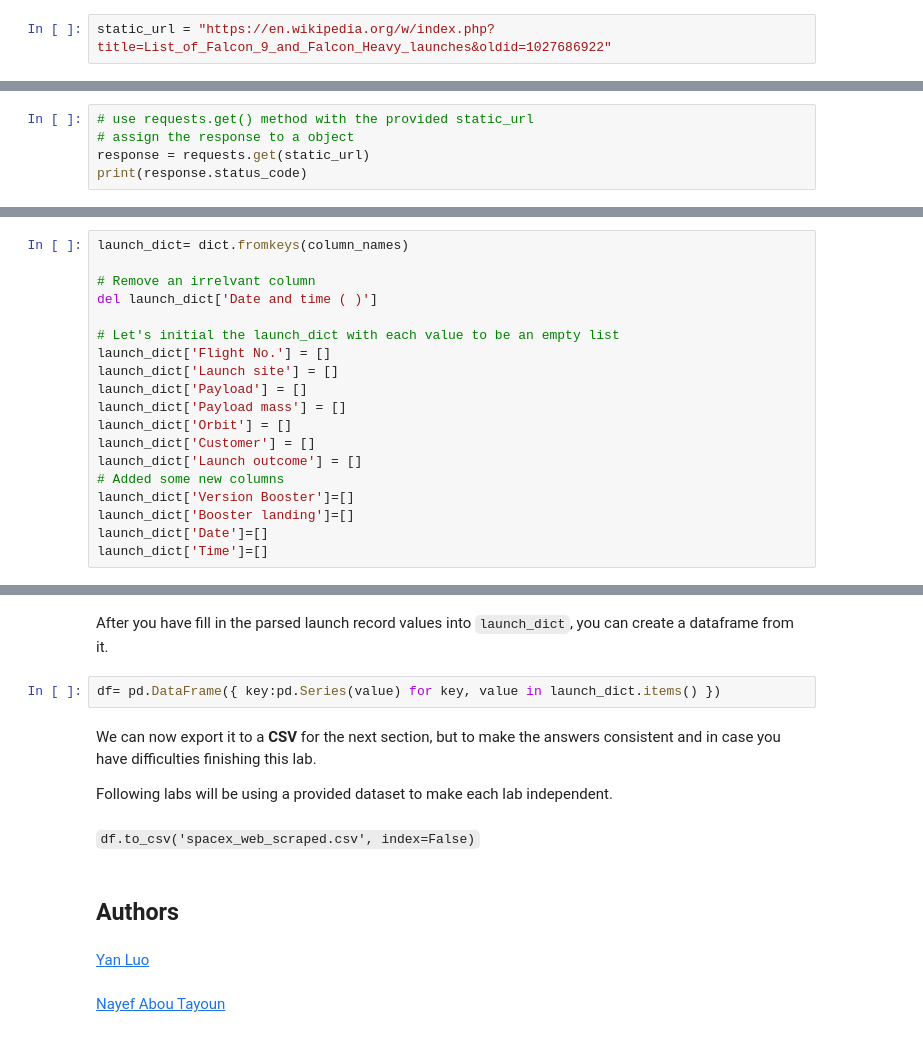
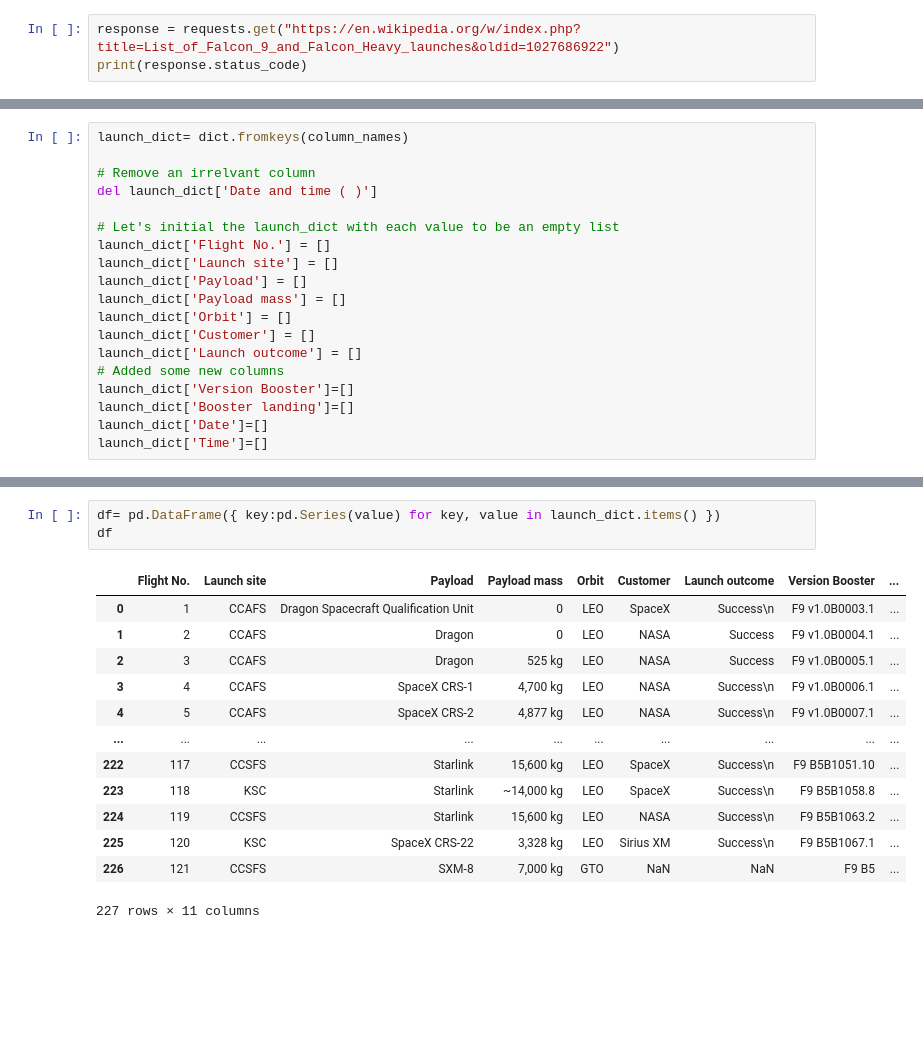
Before and after one commit to induwara43/SpaceX_Falcon9_Stage_1_Landing_Prediction, a Jupyter notebook: 2.Space-X_Web_Scrappin.ipynb, the cells around one changed output, grey strips where cells are left out. Cells and saved outputs as stored; diff of their text form; blank space fills up the shorter version.

```diff
--- a/2.webscraping.ipynb
+++ b/2.Space-X_Web_Scrappin.ipynb
@@ -115,2 +62,3 @@ To keep the lab tasks consistent, you will be asked to scrape the data from a sn
 # %%
-static_url = "https://en.wikipedia.org/w/index.php?title=List_of_Falcon_9_and_Falcon_Heavy_launches&oldid=1027686922"
+response = requests.get("https://en.wikipedia.org/w/index.php?title=List_of_Falcon_9_and_Falcon_Heavy_launches&oldid=1027686922")
+print(response.status_code)
@@ -123,5 +66,0 @@ First, let's perform an HTTP GET method to request the Falcon9 Launch HTML page,
-# %%
-# use requests.get() method with the provided static_url
-# assign the response to a object
-response = requests.get(static_url)
-print(response.status_code)
@@ -343,16 +195,17 @@ AttributeError: 'NoneType' object has no attribute 'string'
-# %% [markdown]
-After you have fill in the parsed launch record values into `launch_dict`, you can create a dataframe from it.
 # %%
 df= pd.DataFrame({ key:pd.Series(value) for key, value in launch_dict.items() })
+df
+# %% [output]
+|  | Flight No. | Launch site | Payload | Payload mass | Orbit | Customer | Launch outcome | Version Booster | ... |
+| 0 | 1 | CCAFS | Dragon Spacecraft Qualification Unit | 0 | LEO | SpaceX | Success\n | F9 v1.0B0003.1 | ... |
+| 1 | 2 | CCAFS | Dragon | 0 | LEO | NASA | Success | F9 v1.0B0004.1 | ... |
+| 2 | 3 | CCAFS | Dragon | 525 kg | LEO | NASA | Success | F9 v1.0B0005.1 | ... |
+| 3 | 4 | CCAFS | SpaceX CRS-1 | 4,700 kg | LEO | NASA | Success\n | F9 v1.0B0006.1 | ... |
+| 4 | 5 | CCAFS | SpaceX CRS-2 | 4,877 kg | LEO | NASA | Success\n | F9 v1.0B0007.1 | ... |
+| ... | ... | ... | ... | ... | ... | ... | ... | ... | ... |
+| 222 | 117 | CCSFS | Starlink | 15,600 kg | LEO | SpaceX | Success\n | F9 B5B1051.10 | ... |
+| 223 | 118 | KSC | Starlink | ~14,000 kg | LEO | SpaceX | Success\n | F9 B5B1058.8 | ... |
+| 224 | 119 | CCSFS | Starlink | 15,600 kg | LEO | NASA | Success\n | F9 B5B1063.2 | ... |
+| 225 | 120 | KSC | SpaceX CRS-22 | 3,328 kg | LEO | Sirius XM | Success\n | F9 B5B1067.1 | ... |
+| 226 | 121 | CCSFS | SXM-8 | 7,000 kg | GTO | NaN | NaN | F9 B5 | ... |
+227 rows × 11 columns
-# %% [markdown]
-We can now export it to a <b>CSV</b> for the next section, but to make the answers consistent and in case you have difficulties finishing this lab.
-
-Following labs will be using a provided dataset to make each lab independent.
-# %% [markdown]
-<code>df.to_csv('spacex_web_scraped.csv', index=False)</code>
-# %% [markdown]
-## Authors
-# %% [markdown]
-<a href="https://www.linkedin.com/in/yan-luo-96288783/">Yan Luo</a>
-# %% [markdown]
-<a href="https://www.linkedin.com/in/nayefaboutayoun/">Nayef Abou Tayoun</a>
```
Also changed, not shown: parts of 49 cells of this notebook, 3 other files.
